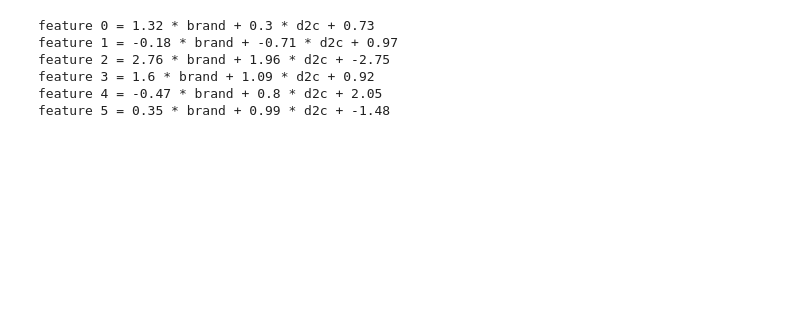
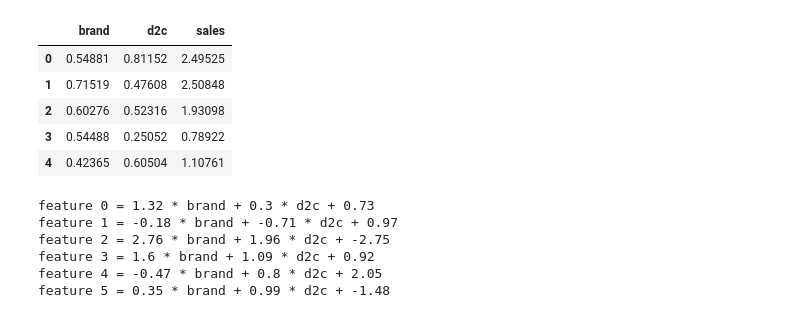
Before and after one commit to leedtan/LeeTanData, a Jupyter notebook: MachineLearningPrefaceCode/ML_Preface_2.ipynb, the cells around one changed output. Drawn from its saved outputs; the diff is of its cells as text; code cells hidden in the pictures; blank space fills up the shorter version.

```diff
--- a/MachineLearningPrefaceCode/ML_Preface_2.ipynb
+++ b/MachineLearningPrefaceCode/ML_Preface_2.ipynb
@@ -153,5 +153,14 @@ yhat = -0.19 * feat 0 + -0.42 * feat 1 + 3.39 * feat 2 + 1.11 * feat 3 + -0.63 *
 [interactive output not drawn]
 [interactive output not drawn]
+# %%
+dataset.head()
+# %% [output]
+|  | brand | d2c | sales |
+| 0 | 0.54881 | 0.81152 | 2.49525 |
+| 1 | 0.71519 | 0.47608 | 2.50848 |
+| 2 | 0.60276 | 0.52316 | 1.93098 |
+| 3 | 0.54488 | 0.25052 | 0.78922 |
+| 4 | 0.42365 | 0.60504 | 1.10761 |
 # %%
 for idx, c in enumerate(coefs):
     f1, o, i = c
```
Also changed, not shown: parts of 2 cells of this notebook, 1 other file.
